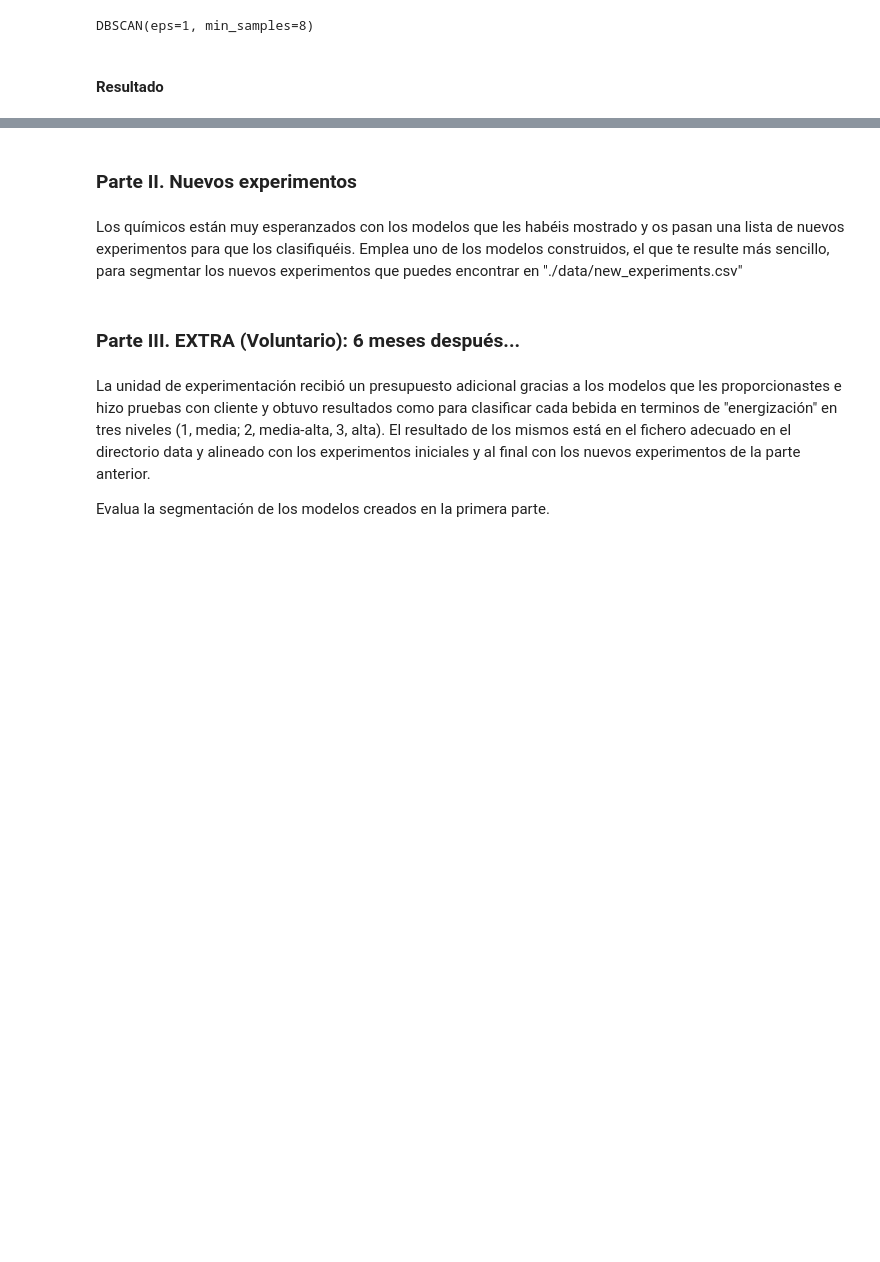
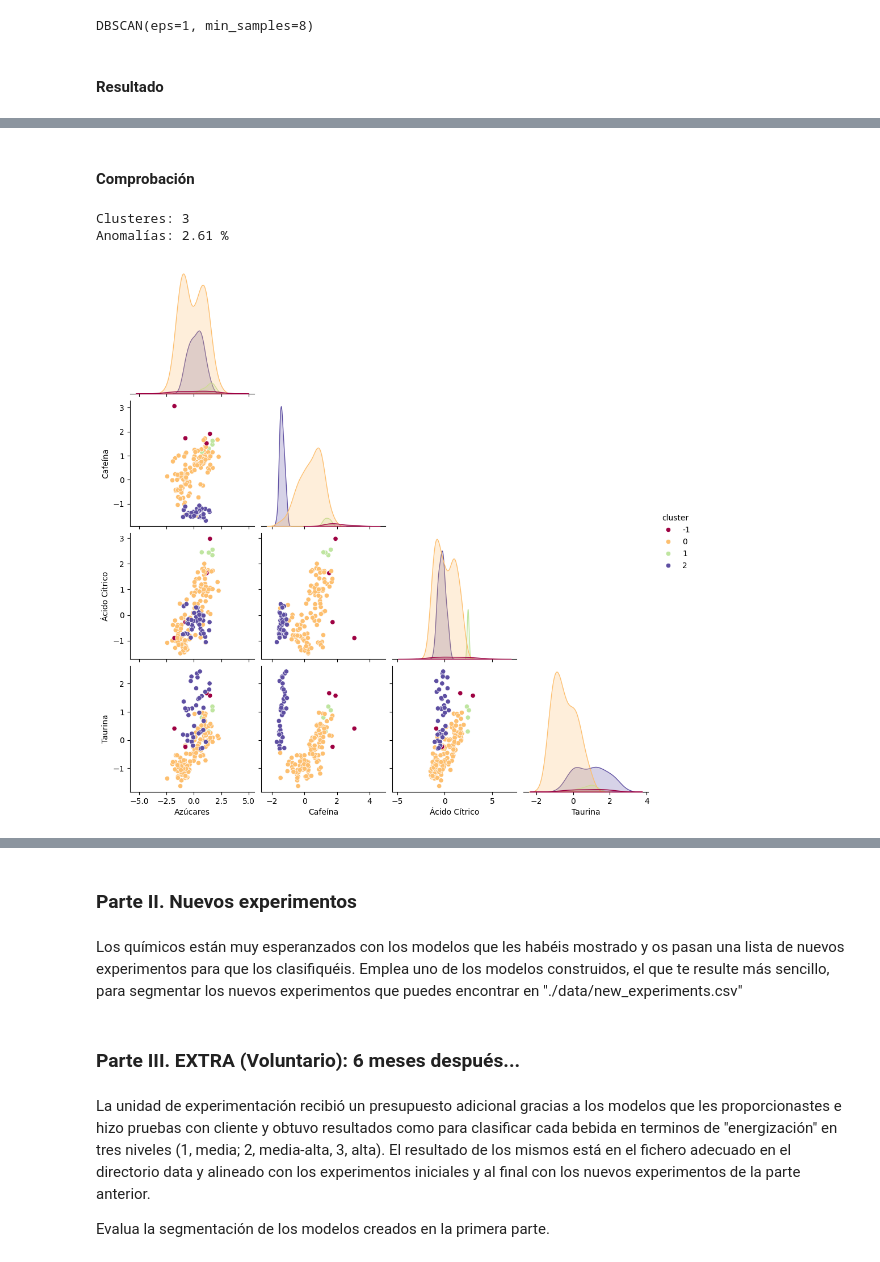
Before and after one commit to vrieraj/ONLINE_DS_THEBRIDGE_Ejercicios, a Jupyter notebook: 04_Machine_Learning/Sprint_13/Unidad_02/Practica_Obligatoria/18_Practica_Obligatoria_Clustering_II.ipynb, the cells around one changed output, grey strips where cells are left out. Cells and saved outputs as stored; diff of their text form; code cells hidden in the pictures; blank space fills up the shorter version.

```diff
--- a/04_Machine_Learning/Sprint_13/Unidad_02/Practica_Obligatoria/18_Practica_Obligatoria_Clustering_II.ipynb
+++ b/04_Machine_Learning/Sprint_13/Unidad_02/Practica_Obligatoria/18_Practica_Obligatoria_Clustering_II.ipynb
@@ -156,0 +198,23 @@ array([ 0,  0,  0,  0,  0,  0,  0,  0,  0,  0,  0,  0,  0,  0,  0,  0,  0,
+# %% [markdown]
+#### Comprobación
+# %%
+# Tenemos EPS ganador y varios vecinos mínimos que parecen arrojar el mismo resultado
+
+cluster = DBSCAN(eps=0.64, min_samples=2)
+cluster.fit(X[['Cafeína', 'Ácido Cítrico', 'Taurina']])
+
+values, counts = np.unique(cluster.labels_, return_counts=True)
+num_clusters = max(values)+1
+perc_anomalias = round(counts[0]/len(X)*100, 2)
+
+print(f'Clusteres: {num_clusters}')
+print(f'Anomalías: {perc_anomalias} %\n')
+# %% [output]
+Clusteres: 3
+Anomalías: 2.61 %
+# %%
+test = X.copy()
+test['cluster'] = cluster.labels_
+sns.pairplot(test, hue='cluster', corner=True, palette='Spectral');
+# %% [output]
+[figure, added]
```
Also changed, not shown: parts of 12 cells of this notebook.
